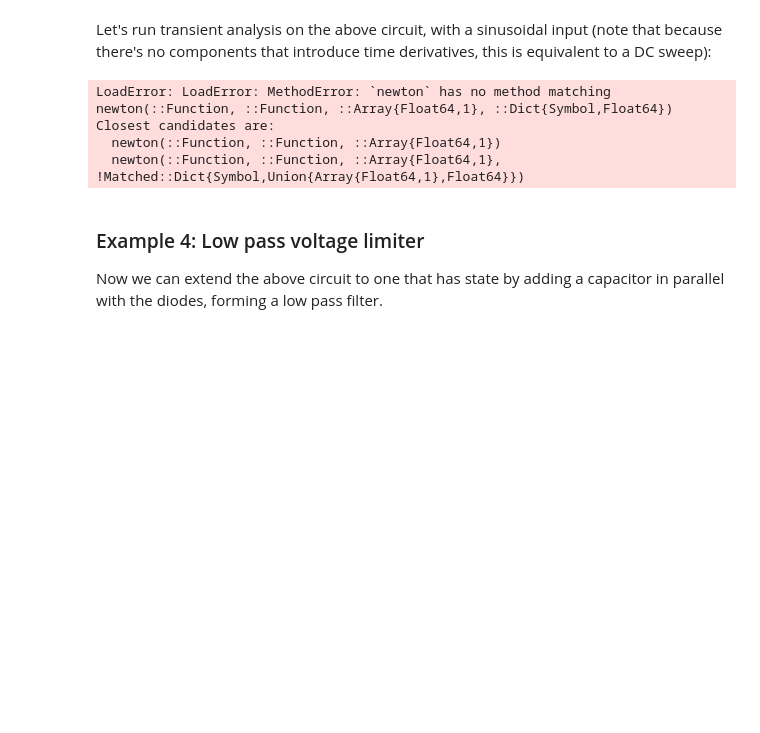
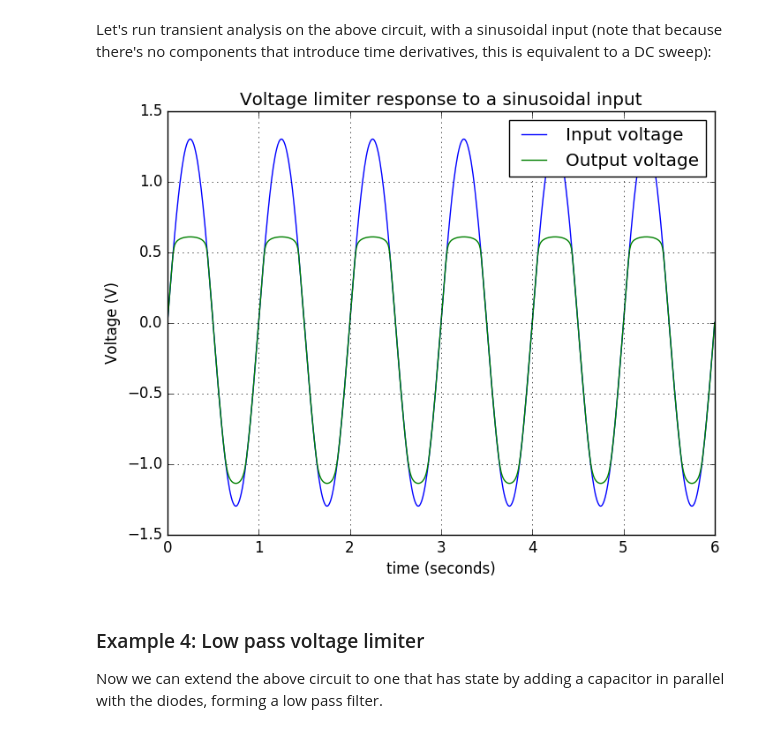
Before and after one commit to mridsole/SimpleCircuits.jl, a Jupyter notebook: MATH3976 Project - Rapisarda 440429320.ipynb, the cells around one changed output. Drawn from its saved outputs; the diff is of its cells as text; code cells hidden in the pictures; blank space fills up the shorter version.

```diff
--- a/MATH3976 Project - Rapisarda 440429320.ipynb
+++ b/MATH3976 Project - Rapisarda 440429320.ipynb
@@ -159,31 +160,27 @@ Let's run transient analysis on the above circuit, with a sinusoidal input (note
 # %%
 # we have to replace the DCVoltageSource with a VoltageSource - probably a poor design decision there
 # disconnect both it's ports
-methods(disconnect!)
 disconnect!(circ, vin.pLow)
 disconnect!(circ, vin.pHigh)
 
 # replace it
 vin = VoltageSource(:(1.3*sin(2pi * t)))
 connect!(circ, vin.pLow, circ.gnd)
 connect!(circ, vin.pHigh, r1.p1)
 
 # do the analysis
 trange = 0.:0.01:6
-cop = trans(circ, trange)
+cop = trans_exp(circ, trange)
 
 grid(b=true, which="major")
 title("Voltage limiter response to a sinusoidal input")
 xlabel("time (seconds)")
 ylabel("Voltage (V)")
 plot(trange, cop[vin.pHigh])
 plot(trange, cop[r1.p2])
 legend(["Input voltage", "Output voltage"]);
 # %% [output]
-LoadError: LoadError: MethodError: `newton` has no method matching newton(::Function, ::Function, ::Array{Float64,1}, ::Dict{Symbol,Float64})
-Closest candidates are:
-  newton(::Function, ::Function, ::Array{Float64,1})
-  newton(::Function, ::Function, ::Array{Float64,1}, !Matched::Dict{Symbol,Union{Array{Float64,1},Float64}})
+[figure, added]
 # %% [markdown]
 ### Example 4: Low pass voltage limiter
 
```
Also changed, not shown: parts of 17 cells of this notebook, 4 other files.
